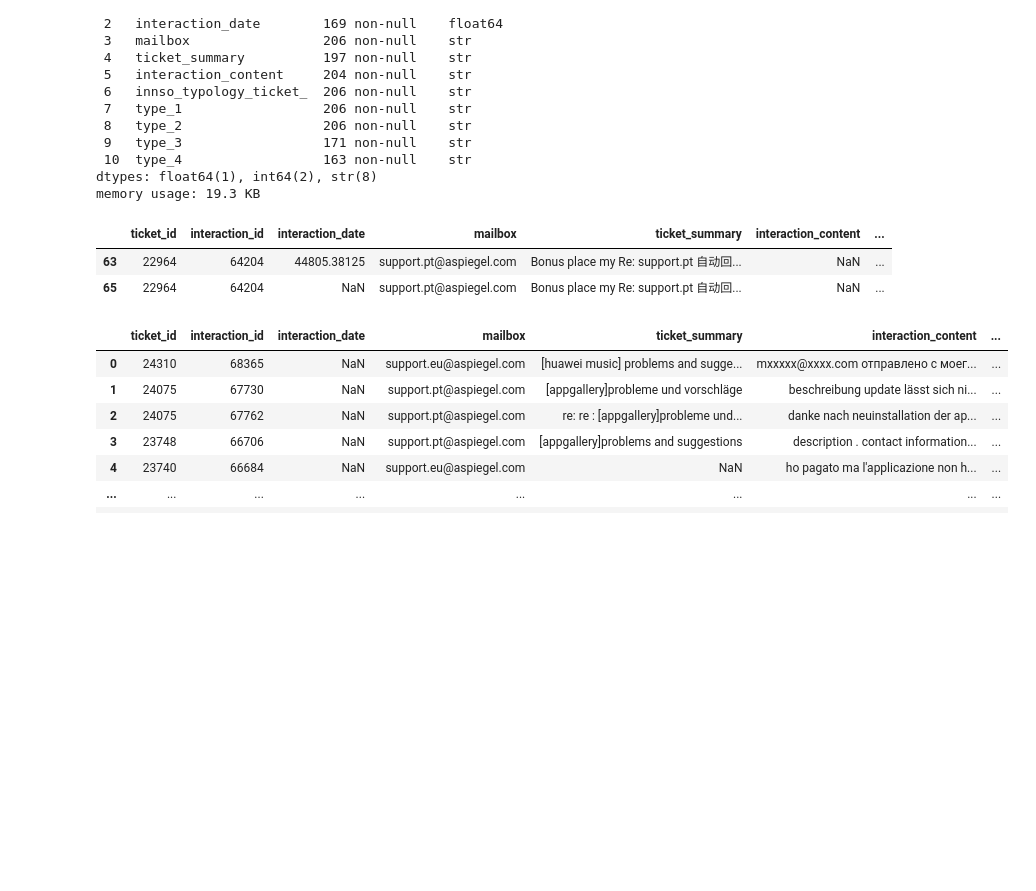
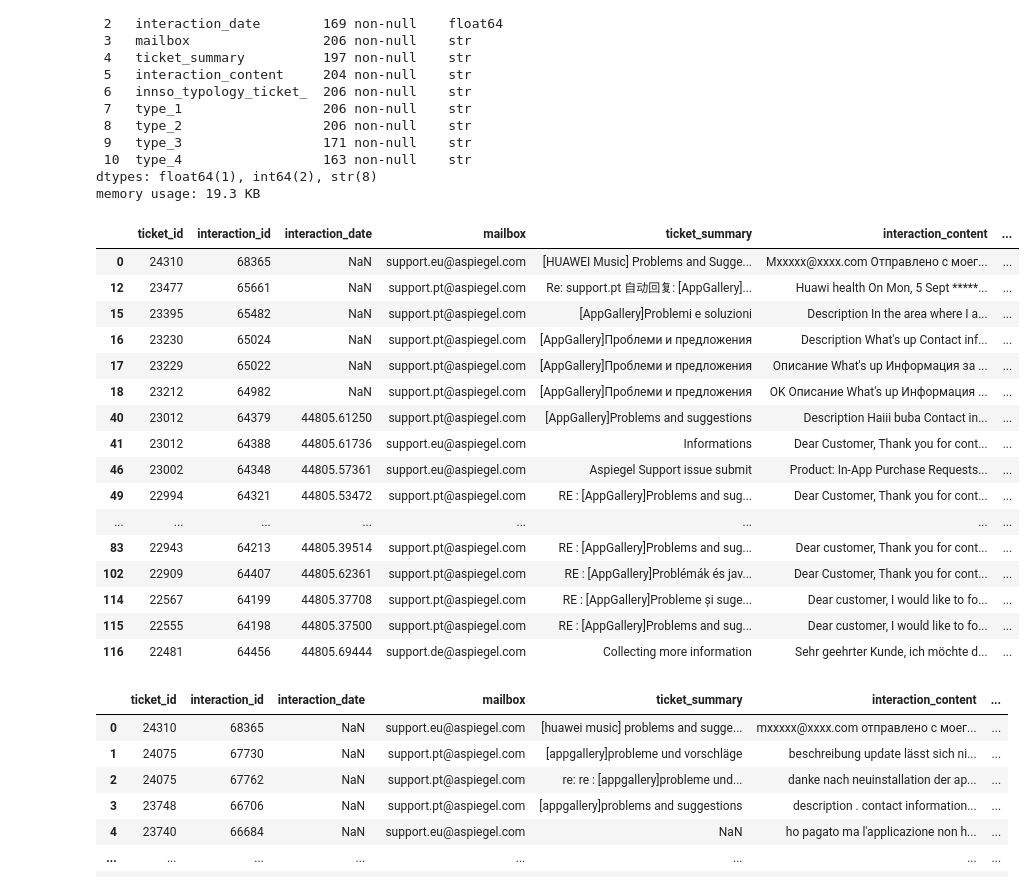
Before and after one commit to ShaneBrodigan/Engineering_and_Evaluating_Artificial_Intelligence_CA1, a Jupyter notebook: test.ipynb, the cells around one changed output. Saved outputs shown, nothing was run; the diff lists cells and outputs as text; code cells hidden in the pictures; blank space fills up the shorter version.

```diff
--- a/test.ipynb
+++ b/test.ipynb
@@ -41,11 +41,25 @@ Data columns (total 11 columns):
 dtypes: float64(1), int64(2), str(8)
 memory usage: 19.3 KB
 # %%
-df_1[df_1['interaction_content'].isna()]
+df_1[df_1['type_3'].isna()]
 # %% [output]
 |  | ticket_id | interaction_id | interaction_date | mailbox | ticket_summary | interaction_content | ... |
-| 63 | 22964 | 64204 | 44805.38125 | support.pt@aspiegel.com | Bonus place my Re: support.pt 自动回... | NaN | ... |
-| 65 | 22964 | 64204 | NaN | support.pt@aspiegel.com | Bonus place my Re: support.pt 自动回... | NaN | ... |
+| 0 | 24310 | 68365 | NaN | support.eu@aspiegel.com | [HUAWEI Music] Problems and Sugge... | Mxxxxx@xxxx.com Отправлено с моег... | ... |
+| 12 | 23477 | 65661 | NaN | support.pt@aspiegel.com | Re: support.pt 自动回复: [AppGallery]... | Huawi health On Mon, 5 Sept *****... | ... |
+| 15 | 23395 | 65482 | NaN | support.pt@aspiegel.com | [AppGallery]Problemi e soluzioni | Description In the area where I a... | ... |
+| 16 | 23230 | 65024 | NaN | support.pt@aspiegel.com | [AppGallery]Проблеми и предложения | Description What's up Contact inf... | ... |
+| 17 | 23229 | 65022 | NaN | support.pt@aspiegel.com | [AppGallery]Проблеми и предложения | Описание What's up Информация за ... | ... |
+| 18 | 23212 | 64982 | NaN | support.pt@aspiegel.com | [AppGallery]Проблеми и предложения | OK Описание What's up Информация ... | ... |
+| 40 | 23012 | 64379 | 44805.61250 | support.pt@aspiegel.com | [AppGallery]Problems and suggestions | Description Haiii buba Contact in... | ... |
+| 41 | 23012 | 64388 | 44805.61736 | support.eu@aspiegel.com | Informations | Dear Customer, Thank you for cont... | ... |
+| 46 | 23002 | 64348 | 44805.57361 | support.eu@aspiegel.com | Aspiegel Support issue submit | Product: In-App Purchase Requests... | ... |
+| 49 | 22994 | 64321 | 44805.53472 | support.pt@aspiegel.com | RE : [AppGallery]Problems and sug... | Dear Customer, Thank you for cont... | ... |
+| ... | ... | ... | ... | ... | ... | ... | ... |
+| 83 | 22943 | 64213 | 44805.39514 | support.pt@aspiegel.com | RE : [AppGallery]Problems and sug... | Dear customer, Thank you for cont... | ... |
+| 102 | 22909 | 64407 | 44805.62361 | support.pt@aspiegel.com | RE : [AppGallery]Problémák és jav... | Dear Customer, Thank you for cont... | ... |
+| 114 | 22567 | 64199 | 44805.37708 | support.pt@aspiegel.com | RE : [AppGallery]Probleme și suge... | Dear customer, I would like to fo... | ... |
+| 115 | 22555 | 64198 | 44805.37500 | support.pt@aspiegel.com | RE : [AppGallery]Problems and sug... | Dear customer, I would like to fo... | ... |
+| 116 | 22481 | 64456 | 44805.69444 | support.de@aspiegel.com | Collecting more information | Sehr geehrter Kunde, ich möchte d... | ... |
 # %%
 df = dc.col_rows_to_lowercase(merged)
 df.head(100)
```
Also changed, not shown: 3 other files.
